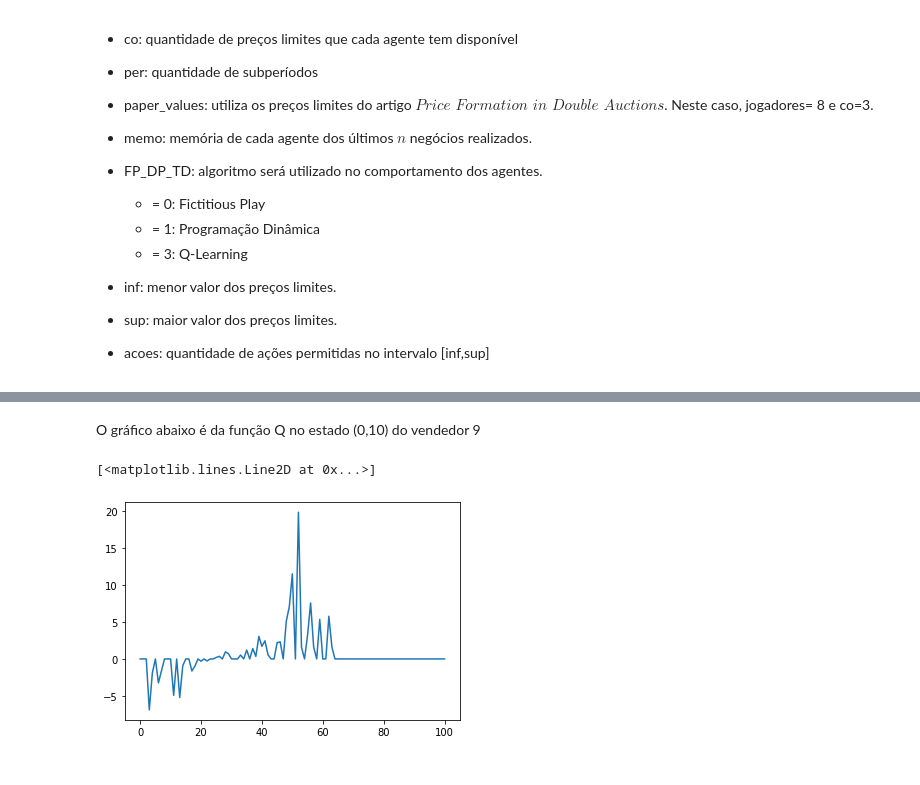
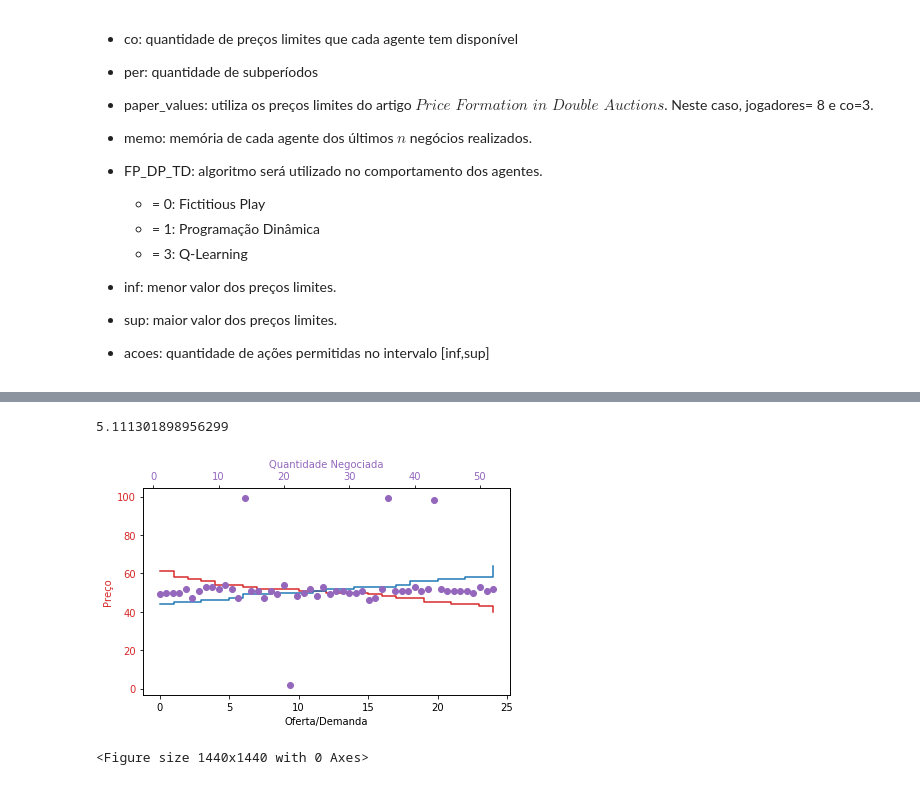
Before and after one commit to felipe84zt/Double-Auctions, a Jupyter notebook: simulacao_DA.ipynb, the cells around one changed output, grey strips where cells are left out. Saved outputs shown, nothing was run; the diff lists cells and outputs as text; code cells hidden in the pictures.

```diff
--- a/simulacao_DA.ipynb
+++ b/simulacao_DA.ipynb
@@ -126,7 +89,8 @@ plt.plot(mercado_TD.Trader[13].Q[0,5])
-# %% [markdown]
-O gráfico abaixo é da função Q no estado (0,10) do vendedor 9
-# %%
-plt.plot(mercado_TD.Trader[9].Q[0,10])
-# %% [output]
-[<matplotlib.lines.Line2D at 0x...>]
-[figure, removed]
+# %%
+mercado_Q=market_v2.market(lista_agentes[2],per)
+resultados_periodos=esb.iteracoes(mercado_Q,it=50)
+preco_e=esb.plot_sim(mercado_Q)
+# %% [output]
+5.111301898956299
+[figure, added]
+<Figure size 1440x1440 with 0 Axes>
```
Also changed, not shown: parts of 13 cells of this notebook.
